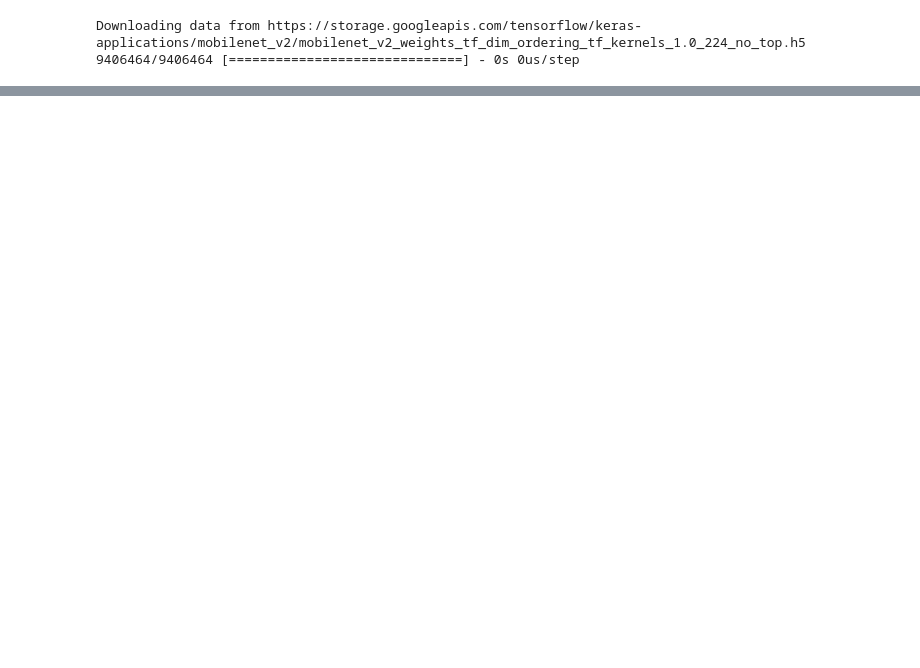
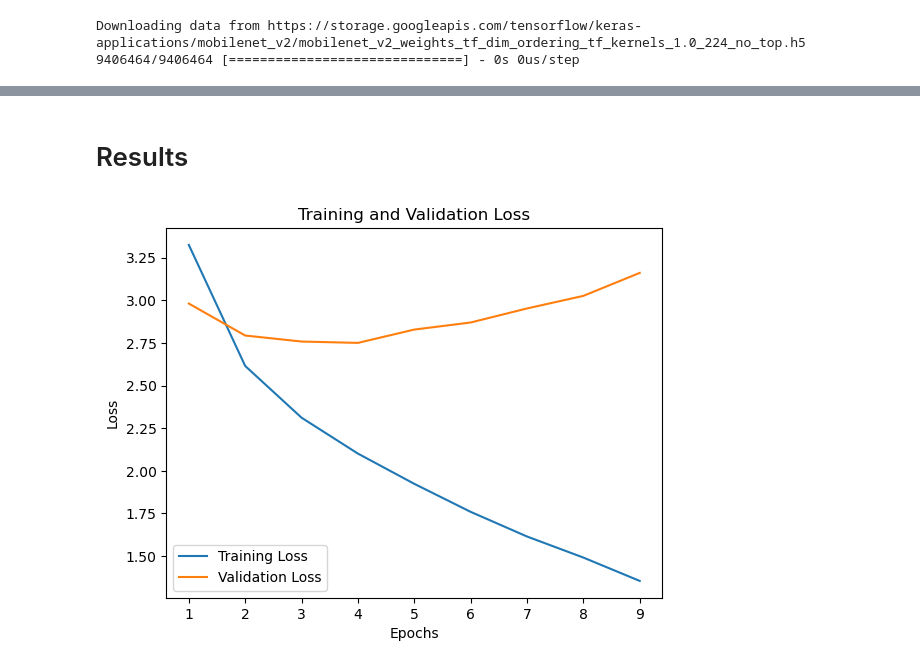
Before and after one commit to sulaimangm/AIFoodClassification, a Jupyter notebook: cnfood241-food-image-classification.ipynb, the cells around one changed output, grey strips where cells are left out. Cells and saved outputs as stored; diff of their text form; code cells hidden in the pictures; blank space fills up the shorter version.

Commit message:
Kaggle Notebook | 🍽️ cnfood241-Food Image Classification | Version 3

```diff
--- a/cnfood241-food-image-classification.ipynb
+++ b/cnfood241-food-image-classification.ipynb
@@ -228,7 +237,7 @@ history = model.fit(
     callbacks=[
         tf.keras.callbacks.EarlyStopping(
             monitor='val_loss',
-            patience=3,
+            patience=5,
             restore_best_weights=True
         )
     ]
@@ -241,0 +264,17 @@ Detected at node 'categorical_crossentropy/softmax_cross_entropy_with_logits' de
+# %% [markdown]
+# Results
+# %%
+train_loss = history.history['loss']
+val_loss = history.history['val_loss']
+
+epochs = range(1, len(train_loss) + 1)
+
+plt.plot(epochs, train_loss, label='Training Loss')
+plt.plot(epochs, val_loss, label='Validation Loss')
+plt.xlabel('Epochs')
+plt.ylabel('Loss')
+plt.title('Training and Validation Loss')
+plt.legend()
+plt.show()
+# %% [output]
+[figure, added]
```
Also changed, not shown: parts of 21 cells of this notebook.
